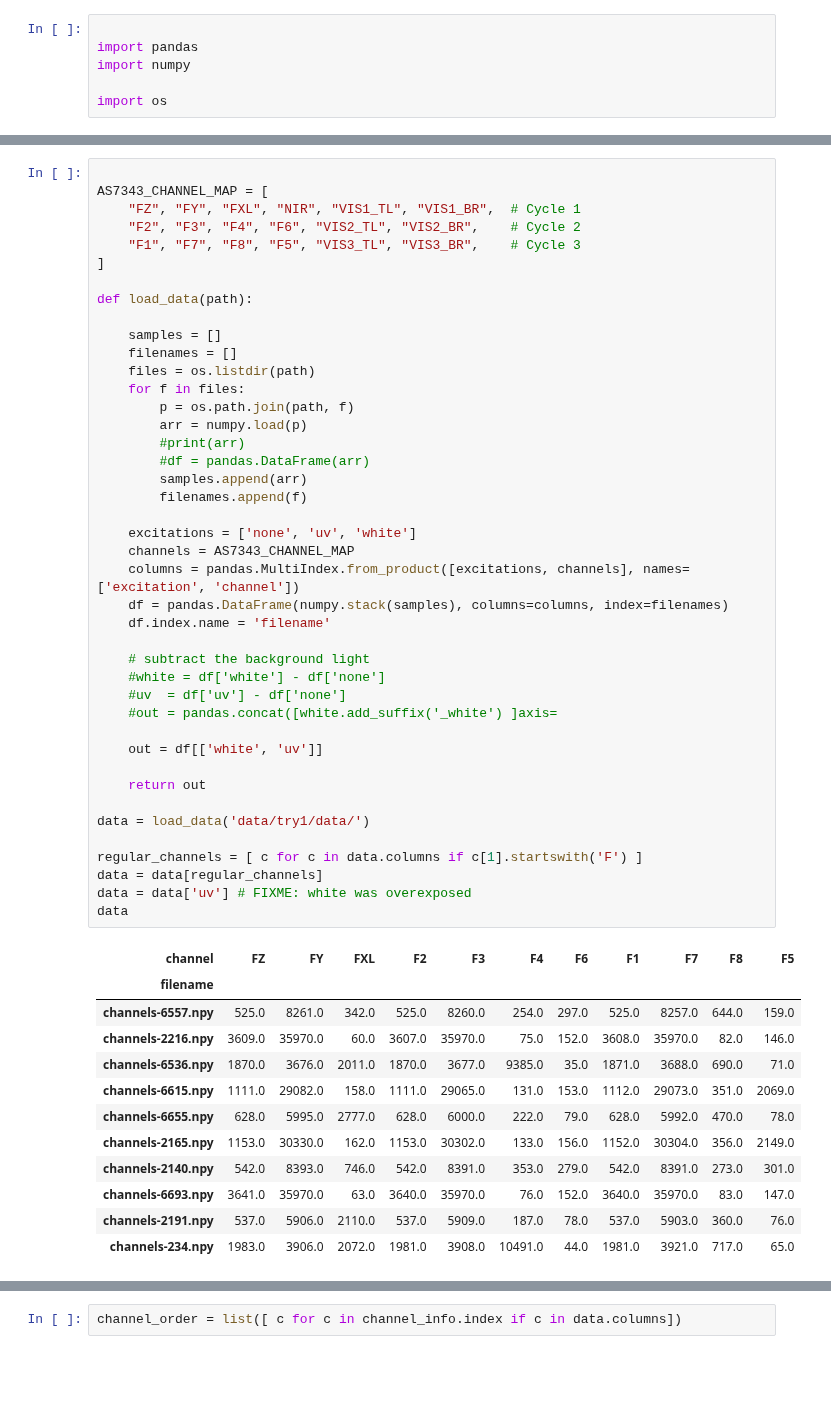
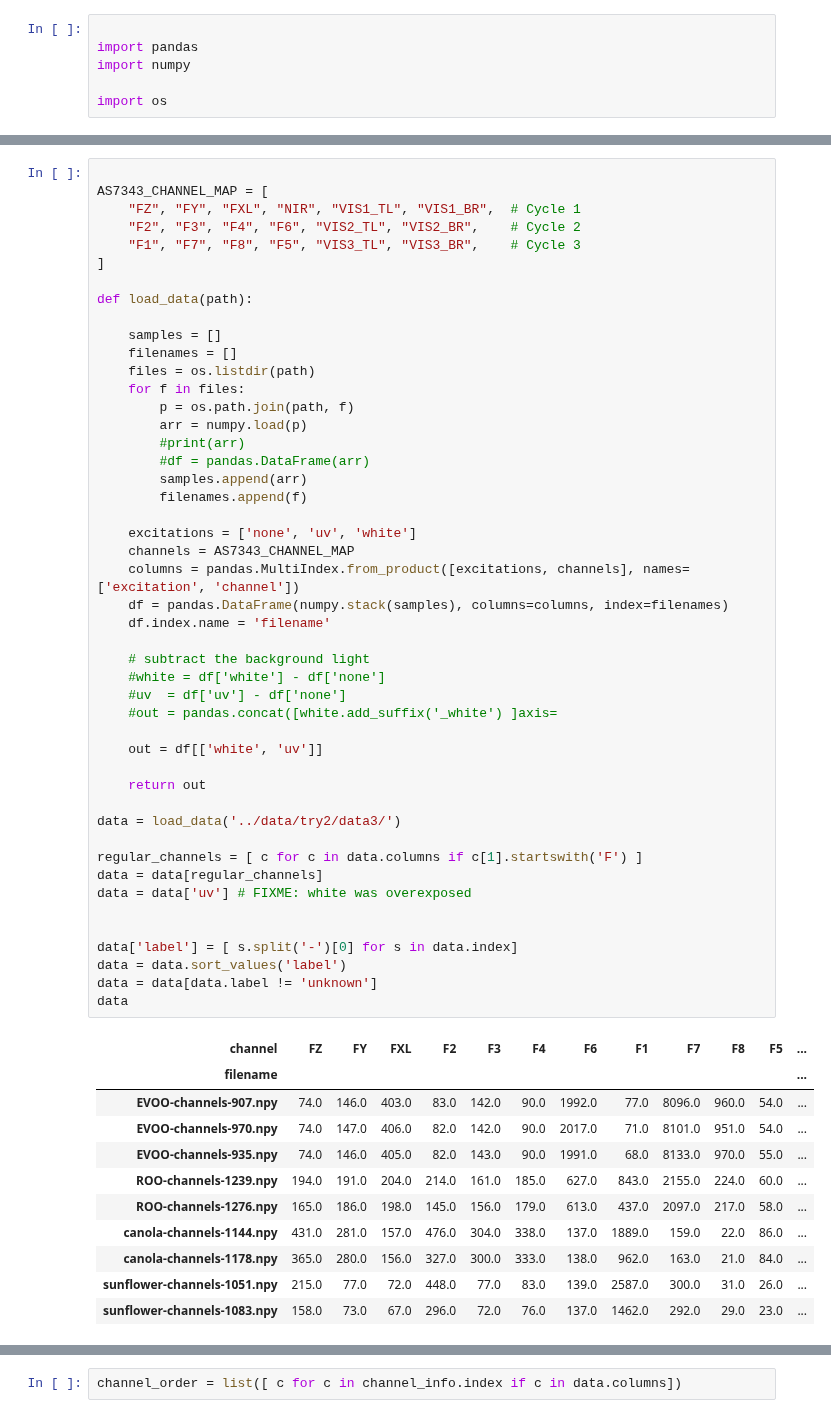
Before and after one commit to jonnor/embeddedml, a Jupyter notebook: projects/spectrometer/notebooks/OilsExplore.ipynb, the cells around one changed output, grey strips where cells are left out. Drawn from its saved outputs; the diff is of its cells as text; blank space fills up the shorter version.

```diff
--- a/projects/spectrometer/notebooks/OilsExplore.ipynb
+++ b/projects/spectrometer/notebooks/OilsExplore.ipynb
@@ -52,43 +52,47 @@ def load_data(path):
     files = os.listdir(path)
     for f in files:
         p = os.path.join(path, f)
         arr = numpy.load(p)
         #print(arr)
         #df = pandas.DataFrame(arr)
         samples.append(arr)
         filenames.append(f)
 
     excitations = ['none', 'uv', 'white']
     channels = AS7343_CHANNEL_MAP
     columns = pandas.MultiIndex.from_product([excitations, channels], names=['excitation', 'channel'])
     df = pandas.DataFrame(numpy.stack(samples), columns=columns, index=filenames)
     df.index.name = 'filename'
 
     # subtract the background light
     #white = df['white'] - df['none']
     #uv  = df['uv'] - df['none']
     #out = pandas.concat([white.add_suffix('_white') ]axis=
 
     out = df[['white', 'uv']]
 
     return out
 
-data = load_data('data/try1/data/')
+data = load_data('../data/try2/data3/')
 
 regular_channels = [ c for c in data.columns if c[1].startswith('F') ]
 data = data[regular_channels]
 data = data['uv'] # FIXME: white was overexposed
+
+
+data['label'] = [ s.split('-')[0] for s in data.index]
+data = data.sort_values('label')
+data = data[data.label != 'unknown']
 data
 # %% [output]
-| channel | FZ | FY | FXL | F2 | F3 | F4 | F6 | F1 | F7 | F8 | F5 |
-| filename |  |  |  |  |  |  |  |  |  |  |  |
-| channels-6557.npy | 525.0 | 8261.0 | 342.0 | 525.0 | 8260.0 | 254.0 | 297.0 | 525.0 | 8257.0 | 644.0 | 159.0 |
-| channels-2216.npy | 3609.0 | 35970.0 | 60.0 | 3607.0 | 35970.0 | 75.0 | 152.0 | 3608.0 | 35970.0 | 82.0 | 146.0 |
-| channels-6536.npy | 1870.0 | 3676.0 | 2011.0 | 1870.0 | 3677.0 | 9385.0 | 35.0 | 1871.0 | 3688.0 | 690.0 | 71.0 |
-| channels-6615.npy | 1111.0 | 29082.0 | 158.0 | 1111.0 | 29065.0 | 131.0 | 153.0 | 1112.0 | 29073.0 | 351.0 | 2069.0 |
-| channels-6655.npy | 628.0 | 5995.0 | 2777.0 | 628.0 | 6000.0 | 222.0 | 79.0 | 628.0 | 5992.0 | 470.0 | 78.0 |
-| channels-2165.npy | 1153.0 | 30330.0 | 162.0 | 1153.0 | 30302.0 | 133.0 | 156.0 | 1152.0 | 30304.0 | 356.0 | 2149.0 |
-| channels-2140.npy | 542.0 | 8393.0 | 746.0 | 542.0 | 8391.0 | 353.0 | 279.0 | 542.0 | 8391.0 | 273.0 | 301.0 |
-| channels-6693.npy | 3641.0 | 35970.0 | 63.0 | 3640.0 | 35970.0 | 76.0 | 152.0 | 3640.0 | 35970.0 | 83.0 | 147.0 |
-| channels-2191.npy | 537.0 | 5906.0 | 2110.0 | 537.0 | 5909.0 | 187.0 | 78.0 | 537.0 | 5903.0 | 360.0 | 76.0 |
-| channels-234.npy | 1983.0 | 3906.0 | 2072.0 | 1981.0 | 3908.0 | 10491.0 | 44.0 | 1981.0 | 3921.0 | 717.0 | 65.0 |
+| channel | FZ | FY | FXL | F2 | F3 | F4 | F6 | F1 | F7 | F8 | F5 | ... |
+| filename |  |  |  |  |  |  |  |  |  |  |  | ... |
+| EVOO-channels-907.npy | 74.0 | 146.0 | 403.0 | 83.0 | 142.0 | 90.0 | 1992.0 | 77.0 | 8096.0 | 960.0 | 54.0 | ... |
+| EVOO-channels-970.npy | 74.0 | 147.0 | 406.0 | 82.0 | 142.0 | 90.0 | 2017.0 | 71.0 | 8101.0 | 951.0 | 54.0 | ... |
+| EVOO-channels-935.npy | 74.0 | 146.0 | 405.0 | 82.0 | 143.0 | 90.0 | 1991.0 | 68.0 | 8133.0 | 970.0 | 55.0 | ... |
+| ROO-channels-1239.npy | 194.0 | 191.0 | 204.0 | 214.0 | 161.0 | 185.0 | 627.0 | 843.0 | 2155.0 | 224.0 | 60.0 | ... |
+| ROO-channels-1276.npy | 165.0 | 186.0 | 198.0 | 145.0 | 156.0 | 179.0 | 613.0 | 437.0 | 2097.0 | 217.0 | 58.0 | ... |
+| canola-channels-1144.npy | 431.0 | 281.0 | 157.0 | 476.0 | 304.0 | 338.0 | 137.0 | 1889.0 | 159.0 | 22.0 | 86.0 | ... |
+| canola-channels-1178.npy | 365.0 | 280.0 | 156.0 | 327.0 | 300.0 | 333.0 | 138.0 | 962.0 | 163.0 | 21.0 | 84.0 | ... |
+| sunflower-channels-1051.npy | 215.0 | 77.0 | 72.0 | 448.0 | 77.0 | 83.0 | 139.0 | 2587.0 | 300.0 | 31.0 | 26.0 | ... |
+| sunflower-channels-1083.npy | 158.0 | 73.0 | 67.0 | 296.0 | 72.0 | 76.0 | 137.0 | 1462.0 | 292.0 | 29.0 | 23.0 | ... |
```
Also changed, not shown: parts of 11 cells of this notebook, 1 other file.
